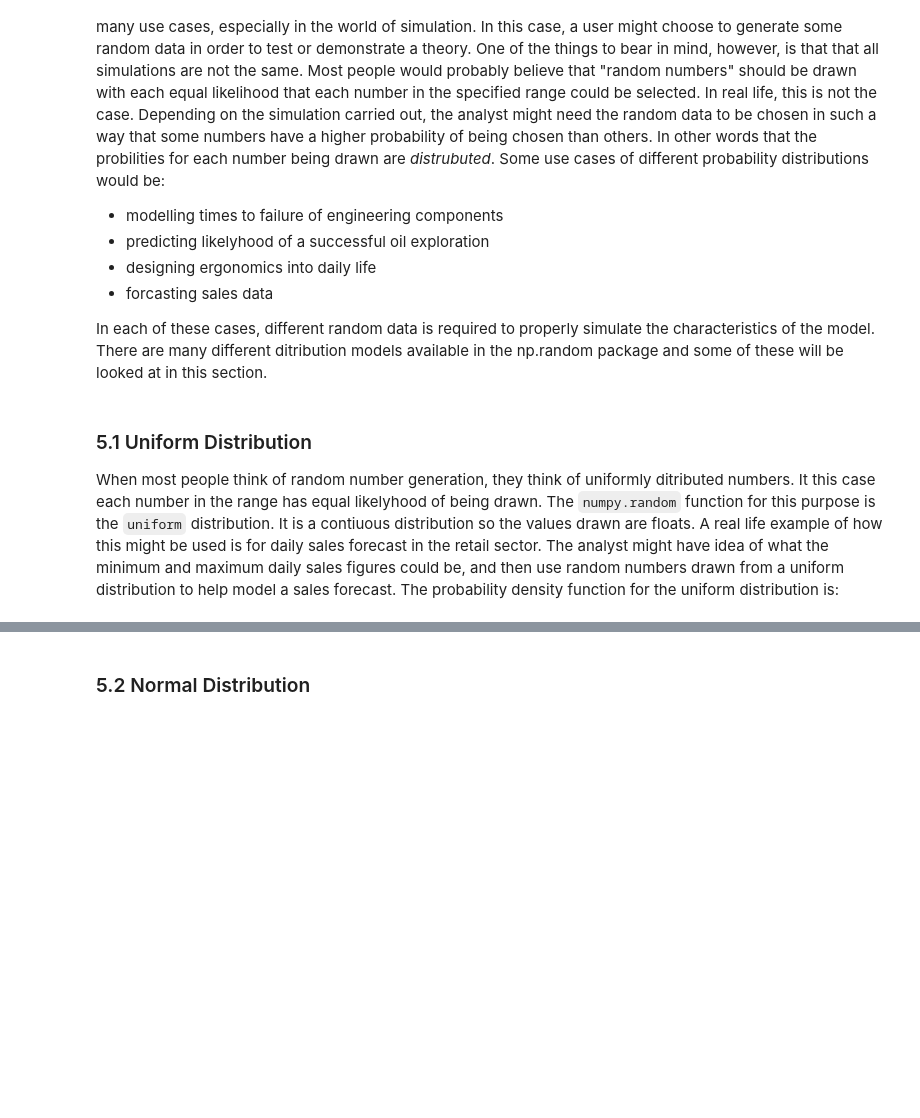
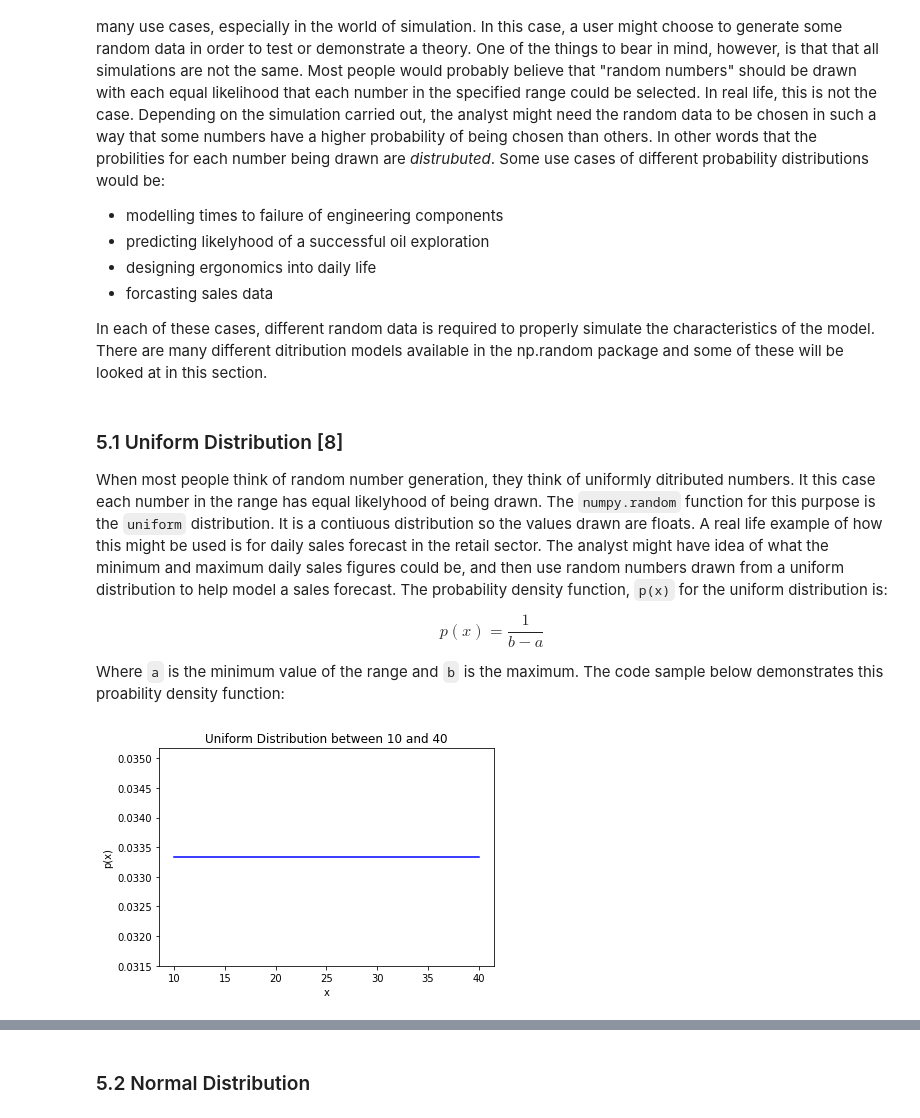
Before and after one commit to shkyler/gmit-pfda-exercises, a Jupyter notebook: numpyrandom.ipynb, the cells around one changed output, grey strips where cells are left out. Cells and saved outputs as stored; diff of their text form; code cells hidden in the pictures; blank space fills up the shorter version.

Commit message:
added uniform distribution

```diff
--- a/numpyrandom.ipynb
+++ b/numpyrandom.ipynb
@@ -390,7 +390,27 @@ numpy.random provides functionality to the user to generate randon numbers. Thes
 
 In each of these cases, different random data is required to properly simulate the characteristics of the model. There are many different ditribution models available in the np.random package and some of these will be looked at in this section.
 # %% [markdown]
-### 5.1 Uniform Distribution
+### 5.1 Uniform Distribution [8]
 
 When most people think of random number generation, they think of uniformly ditributed numbers. It this case each number in the range has equal likelyhood of being drawn. The `numpy.random` function for this purpose is the `uniform` distribution. It is a contiuous distribution so the values drawn are floats.
-A real life example of how this might be used is for daily sales forecast in the retail sector. The analyst might have idea of what the minimum and maximum daily sales figures could be, and then use random numbers drawn from a uniform distribution to help model a sales forecast. The probability density function for the uniform distribution is:
+A real life example of how this might be used is for daily sales forecast in the retail sector. The analyst might have idea of what the minimum and maximum daily sales figures could be, and then use random numbers drawn from a uniform distribution to help model a sales forecast. The probability density function, `p(x)` for the uniform distribution is:
+
+$$ p(x) = \frac{1}{b - a} $$
+
+Where `a` is the minimum value of the range and `b` is the maximum. The code sample below demonstrates this proability density function:
+# %%
+# Set the minimum and maximum values a and b
+a = 10
+b = 40
+# Generate a list of x-values in the range between minimum and maximum
+x = np.arange(a,b+1,1)
+# Calulate a corresponding list of y values using the pdf formula
+y = [1/(b-a) for i in range(len(x))]
+# Plot the distribution
+plt.title("Uniform Distribution between " + str(a) + " and " + str(b))
+plt.xlabel("x")
+plt. ylabel("p(x)")
+plt.plot(x,y, 'b-')
+plt.show()
+# %% [output]
+[figure, added]
```
Also changed, not shown: parts of 27 cells of this notebook.
